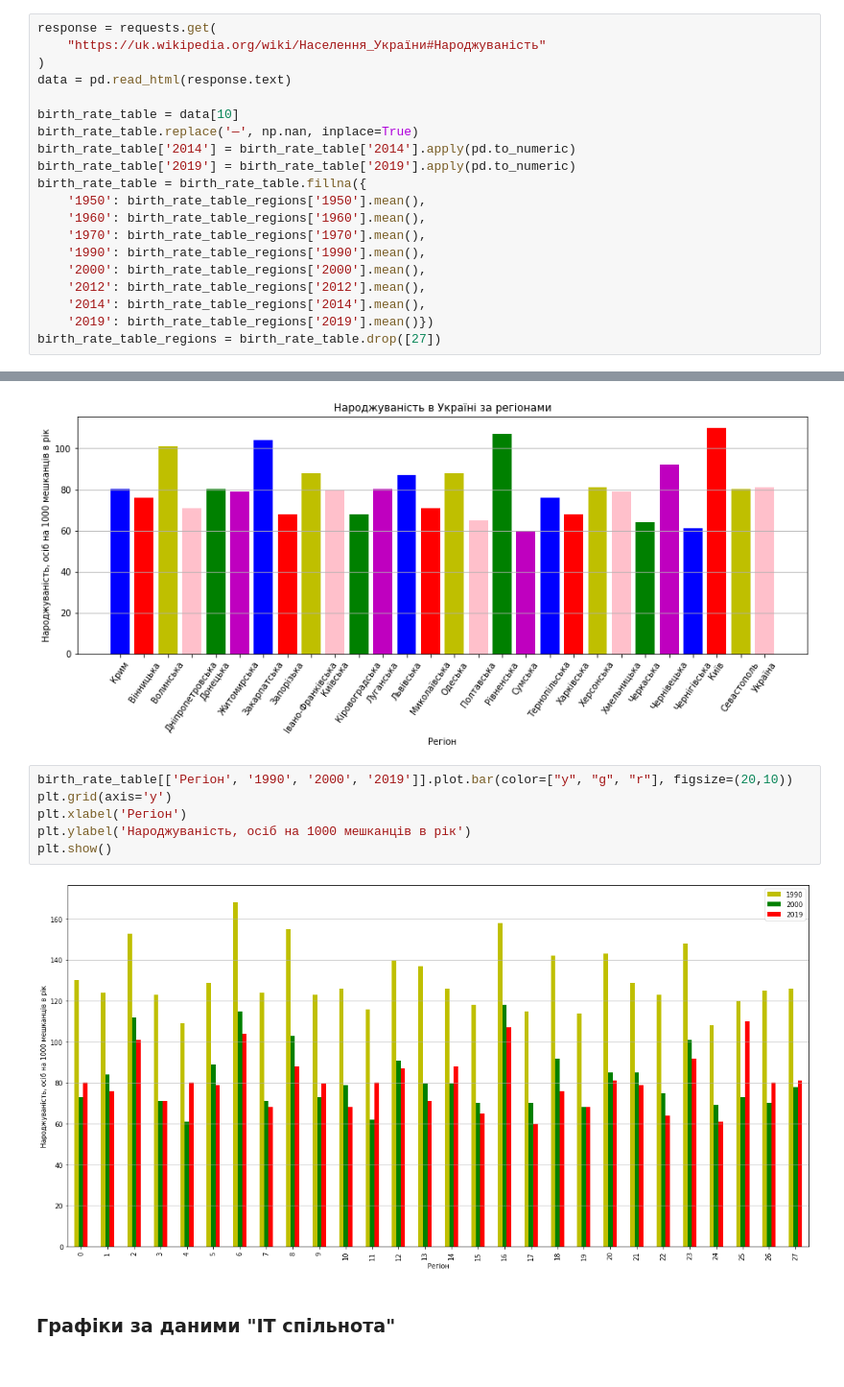
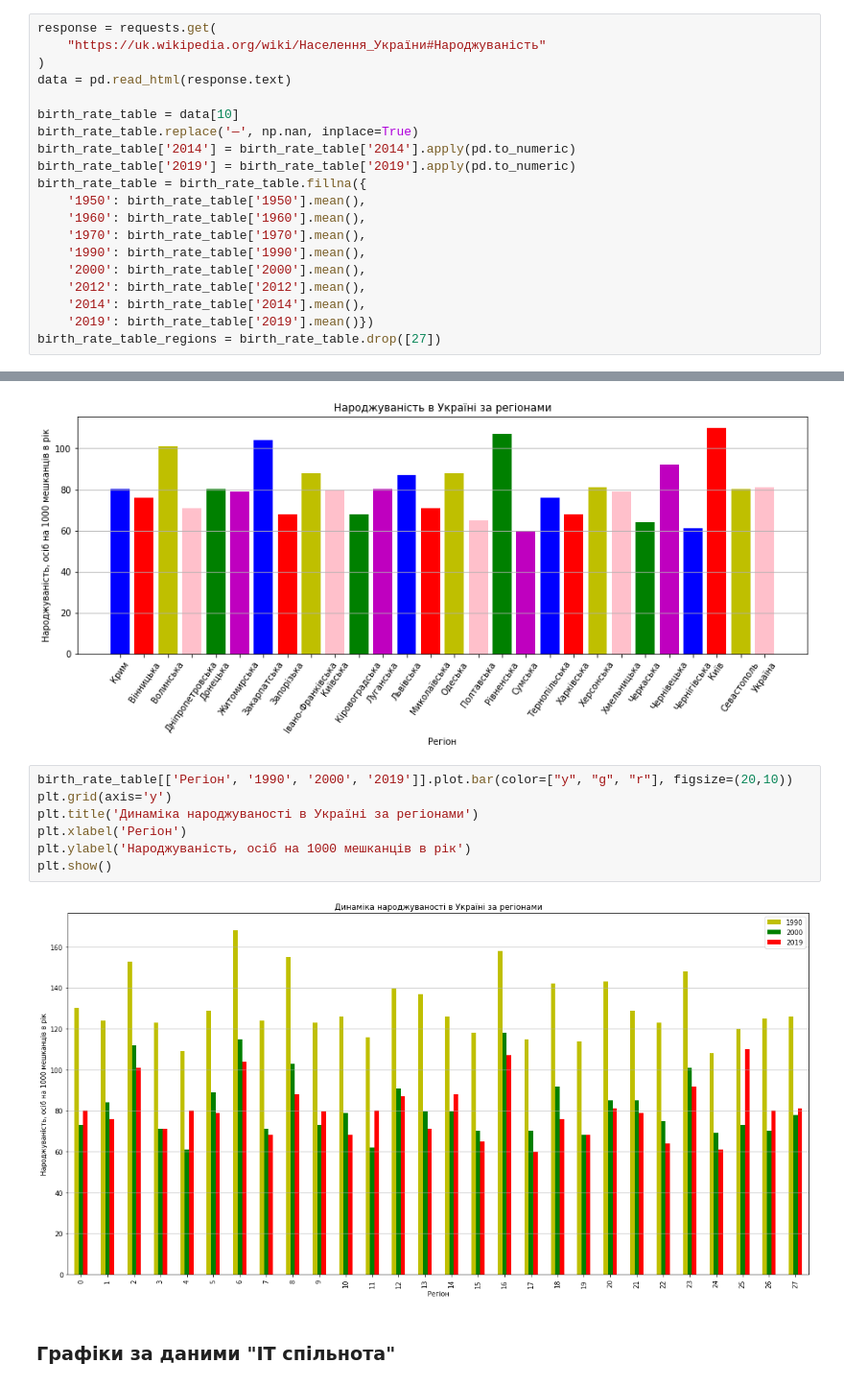
Before and after one commit to vic-map/Data_science_HW, a Jupyter notebook: Hw3.1.ipynb, the cells around one changed output, grey strips where cells are left out. Shown: that part at 96% size. Saved outputs shown, nothing was run; the diff lists cells and outputs as text.

```diff
--- a/Hw3.1.ipynb
+++ b/Hw3.1.ipynb
@@ -18,14 +18,14 @@ birth_rate_table.replace('—', np.nan, inplace=True)
 birth_rate_table['2014'] = birth_rate_table['2014'].apply(pd.to_numeric)
 birth_rate_table['2019'] = birth_rate_table['2019'].apply(pd.to_numeric)
 birth_rate_table = birth_rate_table.fillna({
-    '1950': birth_rate_table_regions['1950'].mean(),
-    '1960': birth_rate_table_regions['1960'].mean(),
-    '1970': birth_rate_table_regions['1970'].mean(),
-    '1990': birth_rate_table_regions['1990'].mean(),
-    '2000': birth_rate_table_regions['2000'].mean(),
-    '2012': birth_rate_table_regions['2012'].mean(),
-    '2014': birth_rate_table_regions['2014'].mean(),
-    '2019': birth_rate_table_regions['2019'].mean()})
+    '1950': birth_rate_table['1950'].mean(),
+    '1960': birth_rate_table['1960'].mean(),
+    '1970': birth_rate_table['1970'].mean(),
+    '1990': birth_rate_table['1990'].mean(),
+    '2000': birth_rate_table['2000'].mean(),
+    '2012': birth_rate_table['2012'].mean(),
+    '2014': birth_rate_table['2014'].mean(),
+    '2019': birth_rate_table['2019'].mean()})
 birth_rate_table_regions = birth_rate_table.drop([27])
 # %%
 fig, axs = plt.subplots(figsize=(15,5))
@@ -53,11 +53,12 @@ plt.show()
 # %%
 birth_rate_table[['Регіон', '1990', '2000', '2019']].plot.bar(color=["y", "g", "r"], figsize=(20,10))
 plt.grid(axis='y')
+plt.title('Динаміка народжуваності в Україні за регіонами')
 plt.xlabel('Регіон')
 plt.ylabel('Народжуваність, осіб на 1000 мешканців в рік')
 plt.show()
 # %% [output]
-[figure, old version]
+[figure, new version]
 # %% [markdown]
 ### Графіки за даними "ІТ спільнота"
 # %%
```
Also changed, not shown: parts of 14 cells of this notebook, 5 other files.
